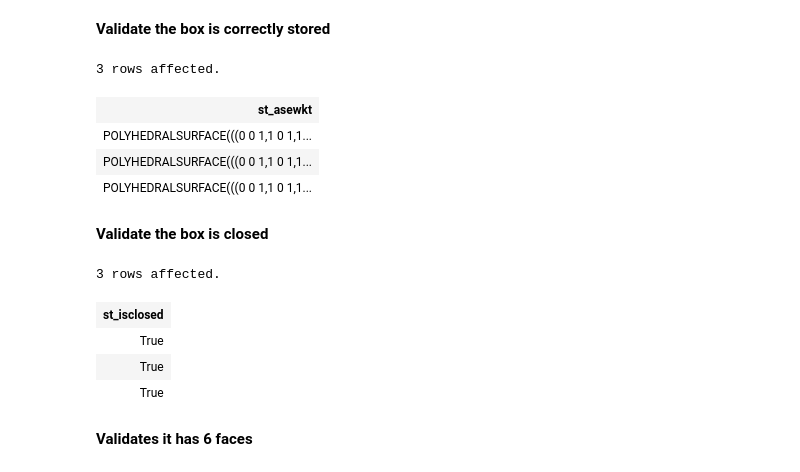
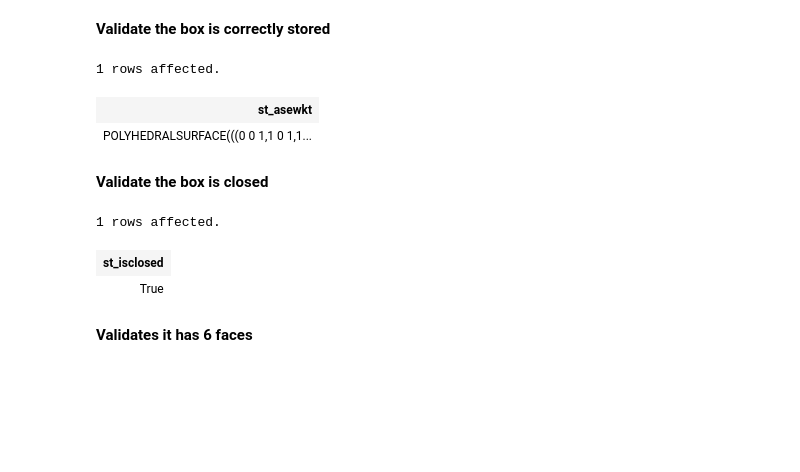
Before and after one commit to mart2010/notebook_experiment, a Jupyter notebook: Test_polyPostGIS.ipynb, the cells around one changed output. Cells and saved outputs as stored; diff of their text form; code cells hidden in the pictures; blank space fills up the shorter version.

```diff
--- a/Test_polyPostGIS.ipynb
+++ b/Test_polyPostGIS.ipynb
@@ -73,24 +93,20 @@ VALUES(:uuid,
 **Validate the box is correctly stored**
 # %%
 %%sql
-select ST_AsEWKT(obj_geom) from atlas.brain_object where name = 'cubeTest';
+select ST_AsEWKT(obj_geom) from cube where name = 'cubeTest';
 # %% [output]
-3 rows affected.
+1 rows affected.
 | st_asewkt |
 | POLYHEDRALSURFACE(((0 0 1,1 0 1,1... |
-| POLYHEDRALSURFACE(((0 0 1,1 0 1,1... |
-| POLYHEDRALSURFACE(((0 0 1,1 0 1,1... |
 # %% [markdown]
 **Validate the box is closed**
 # %%
 %%sql
-select ST_IsClosed(obj_geom) from atlas.brain_object where name = 'cubeTest';
+select ST_IsClosed(obj_geom) from cube where name = 'cubeTest';
 # %% [output]
-3 rows affected.
+1 rows affected.
 | st_isclosed |
 | True |
-| True |
-| True |
 # %% [markdown]
 **Validates it has 6 faces**
 # %%
```
Also changed, not shown: parts of 36 cells of this notebook.
